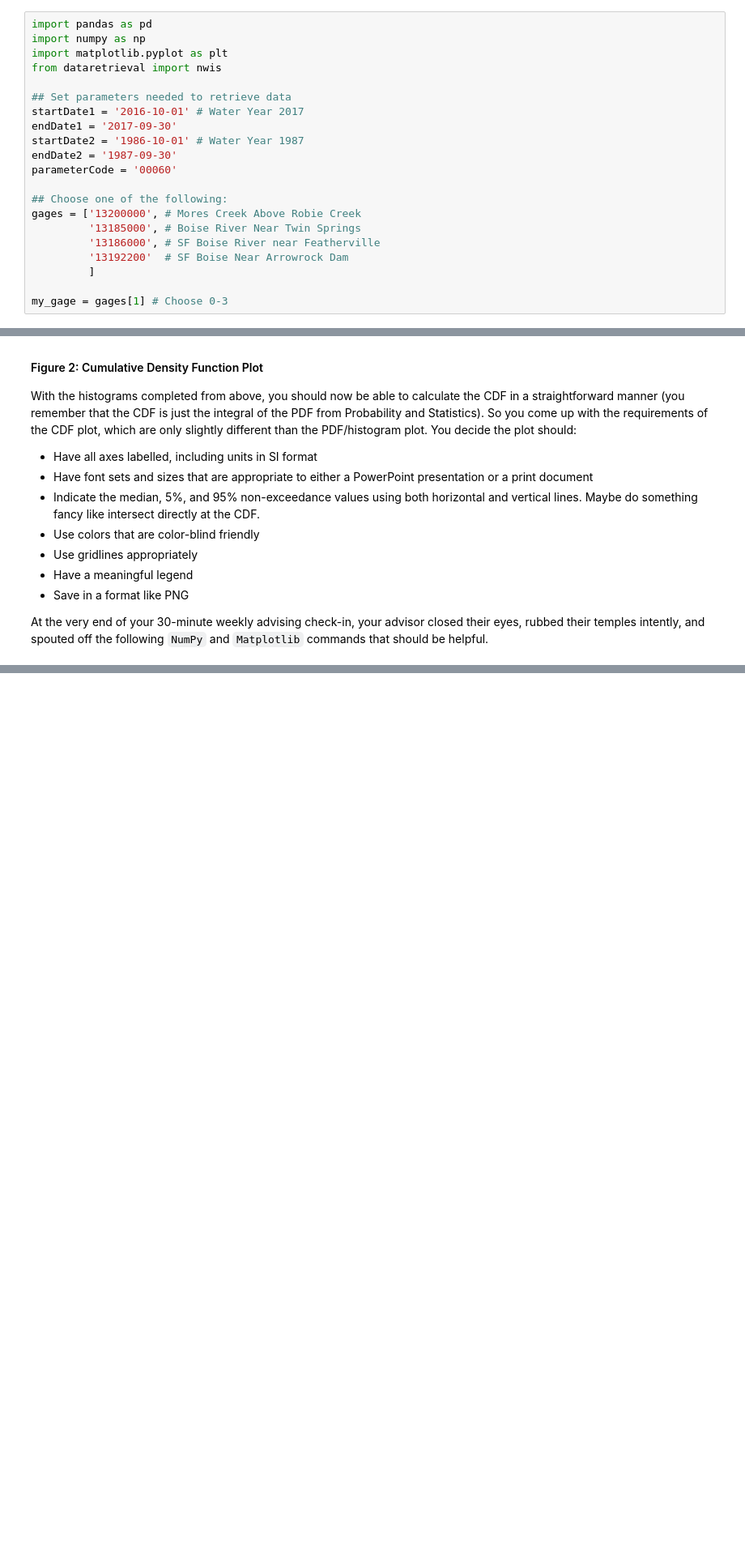
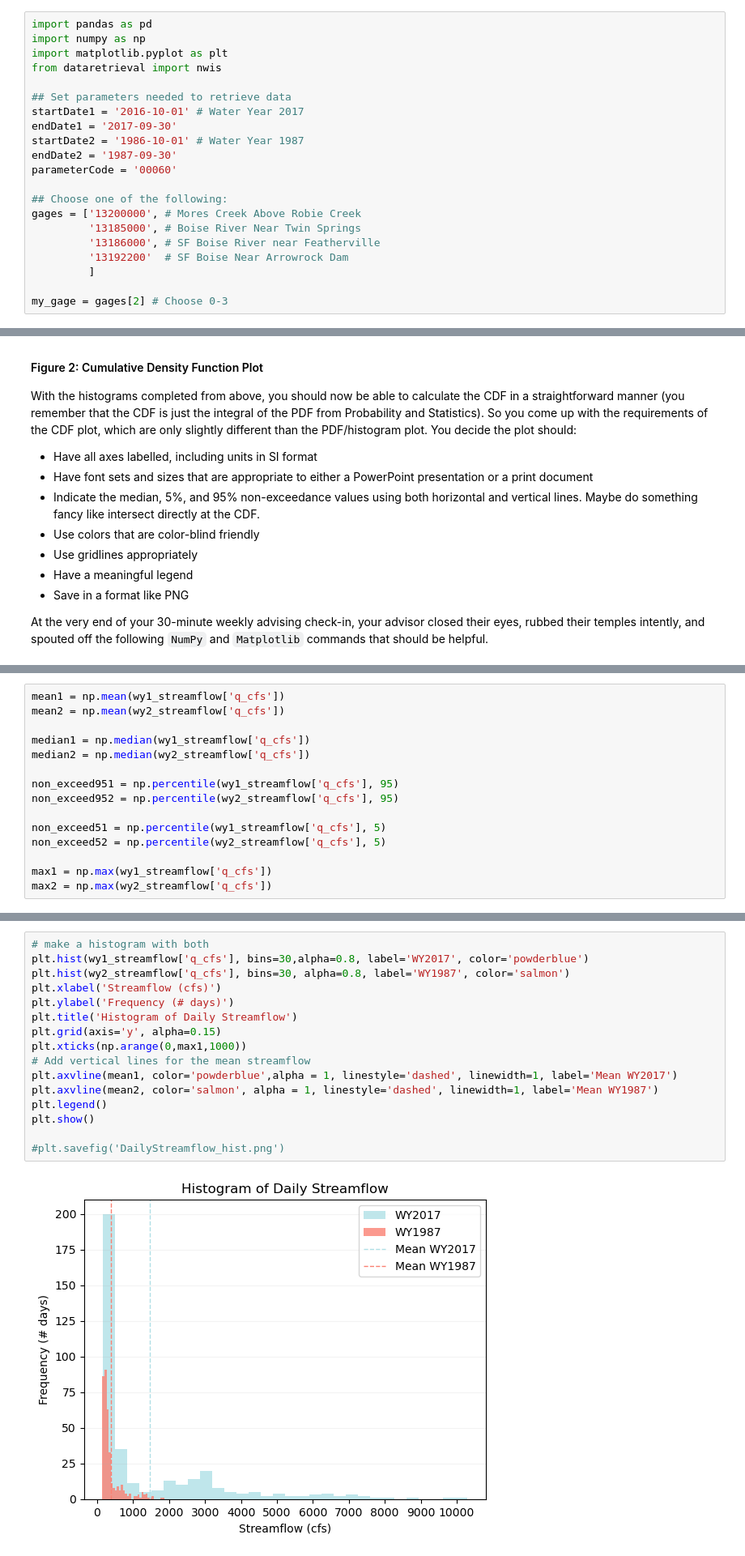
Before and after one commit to isabellawelk/iw-geos505, a Jupyter notebook: Unit 02/02.P Unit 02 Assignment.ipynb, the cells around one changed output, grey strips where cells are left out. Shown: that part at 81% size. Cells and saved outputs as stored; diff of their text form; blank space fills up the shorter version.

Commit message:
initial plots

```diff
--- a/Unit 02/02.P Unit 02 Assignment.ipynb
+++ b/Unit 02/02.P Unit 02 Assignment.ipynb
@@ -32,4 +32,4 @@ gages = ['13200000', # Mores Creek Above Robie Creek
          '13192200'  # SF Boise Near Arrowrock Dam
          ]
 
-my_gage = gages[1] # Choose 0-3
+my_gage = gages[2] # Choose 0-3
@@ -106,3 +105,18 @@ plt.hlines()
 plt.vlines()
 # %% [output]
 TypeError: cumsum() missing 1 required positional argument: 'a'
+# %%
+mean1 = np.mean(wy1_streamflow['q_cfs'])
+mean2 = np.mean(wy2_streamflow['q_cfs'])
+
+median1 = np.median(wy1_streamflow['q_cfs'])
+median2 = np.median(wy2_streamflow['q_cfs'])
+
+non_exceed951 = np.percentile(wy1_streamflow['q_cfs'], 95)
+non_exceed952 = np.percentile(wy2_streamflow['q_cfs'], 95)
+
+non_exceed51 = np.percentile(wy1_streamflow['q_cfs'], 5)
+non_exceed52 = np.percentile(wy2_streamflow['q_cfs'], 5)
+
+max1 = np.max(wy1_streamflow['q_cfs'])
+max2 = np.max(wy2_streamflow['q_cfs'])
@@ -108,0 +125,18 @@ TypeError: cumsum() missing 1 required positional argument: 'a'
+# %%
+# make a histogram with both
+plt.hist(wy1_streamflow['q_cfs'], bins=30,alpha=0.8, label='WY2017', color='powderblue')
+plt.hist(wy2_streamflow['q_cfs'], bins=30, alpha=0.8, label='WY1987', color='salmon')
+plt.xlabel('Streamflow (cfs)')
+plt.ylabel('Frequency (# days)')
+plt.title('Histogram of Daily Streamflow')
+plt.grid(axis='y', alpha=0.15)
+plt.xticks(np.arange(0,max1,1000))
+# Add vertical lines for the mean streamflow
+plt.axvline(mean1, color='powderblue',alpha = 1, linestyle='dashed', linewidth=1, label='Mean WY2017')
+plt.axvline(mean2, color='salmon', alpha = 1, linestyle='dashed', linewidth=1, label='Mean WY1987')
+plt.legend()
+plt.show()
+
+#plt.savefig('DailyStreamflow_hist.png')
+# %% [output]
+[figure, added]
```
Also changed, not shown: parts of 8 cells of this notebook.
